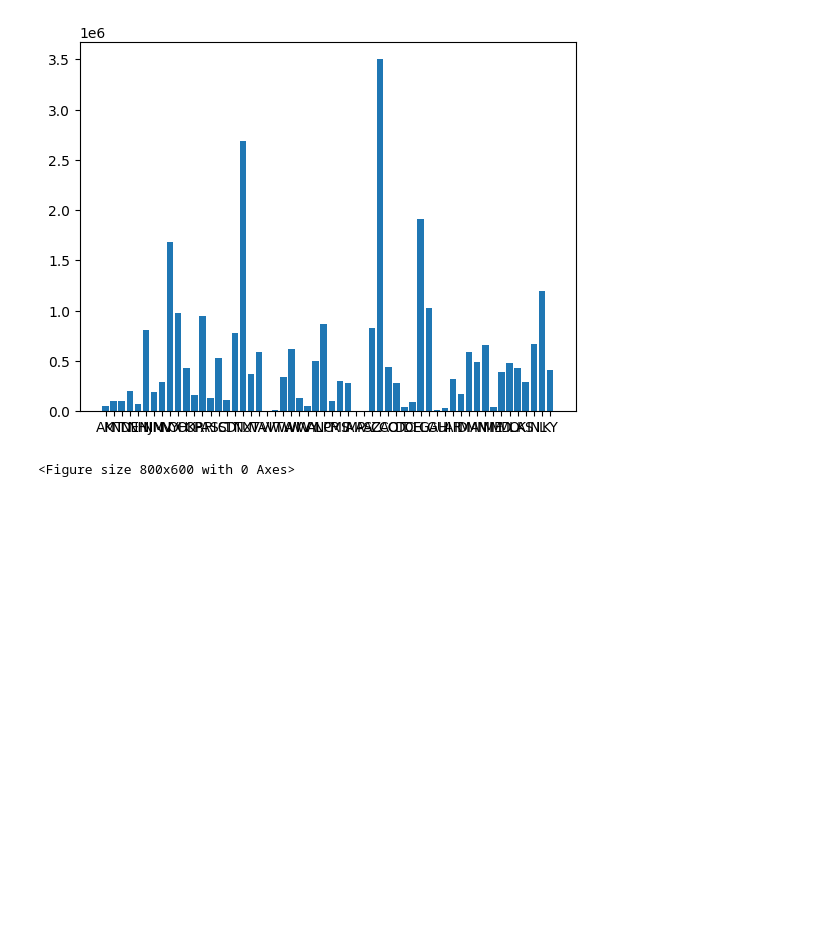
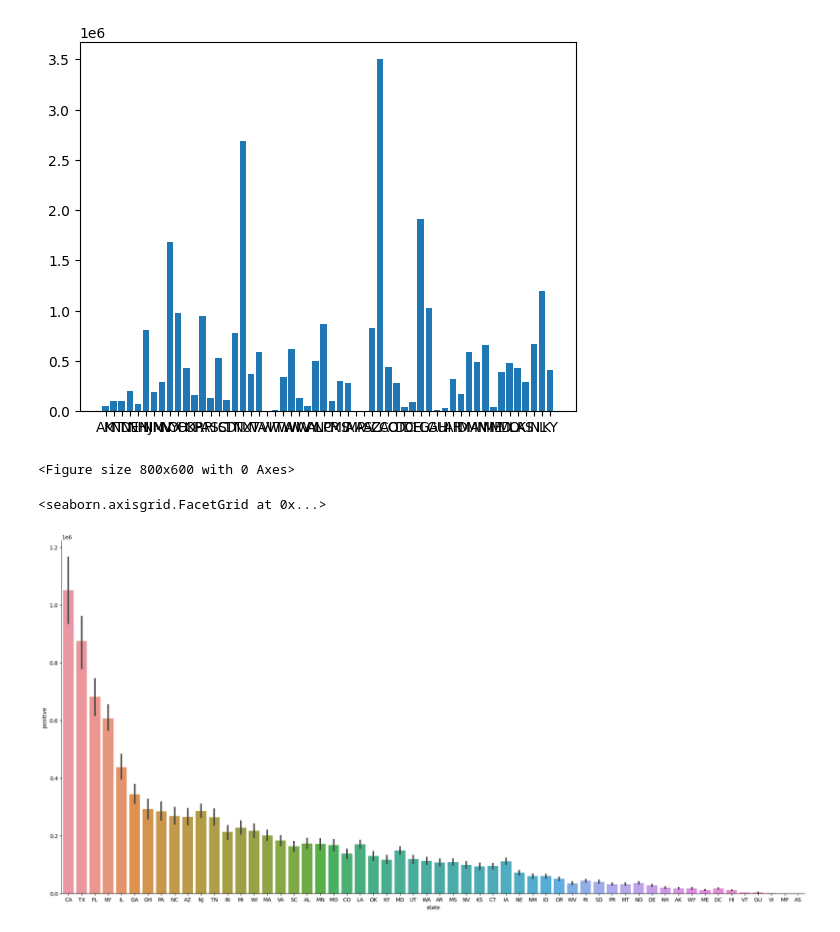
Before and after one commit to AI-School-F5-P2/proyecto_Datathon_equipo_5, a Jupyter notebook: main.ipynb, the cells around one changed output. Cells and saved outputs as stored; diff of their text form; code cells hidden in the pictures; blank space fills up the shorter version.

```diff
--- a/main.ipynb
+++ b/main.ipynb
@@ -262,3 +262,8 @@ plt.show()
 # %% [output]
 [figure]
 <Figure size 800x600 with 0 Axes>
+# %%
+sns.catplot(x="state", y="positive", data=df_cleaned.sort_values(by="positive", ascending=False), kind="bar", height=10, aspect=2)
+# %% [output]
+<seaborn.axisgrid.FacetGrid at 0x...>
+[figure, added]
```
Also changed, not shown: parts of 2 cells of this notebook.
